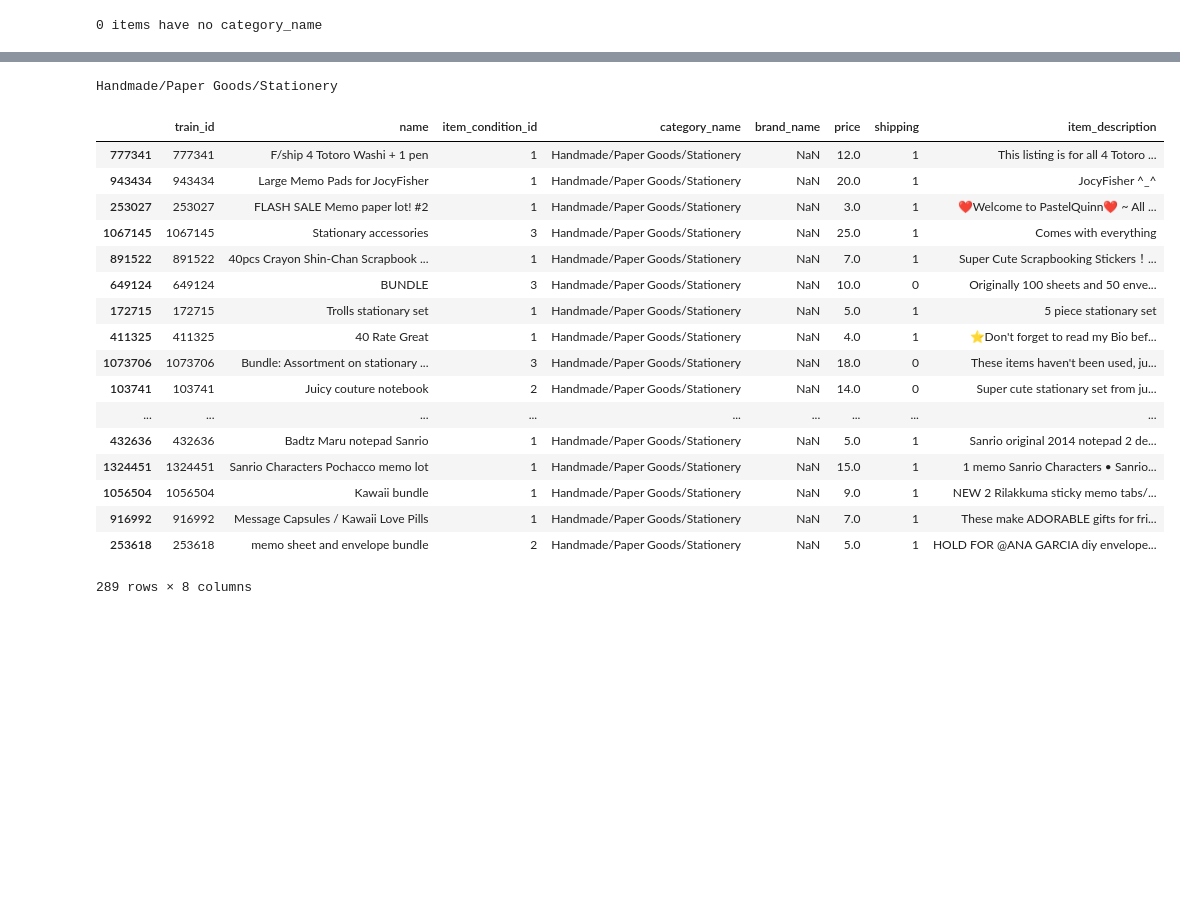
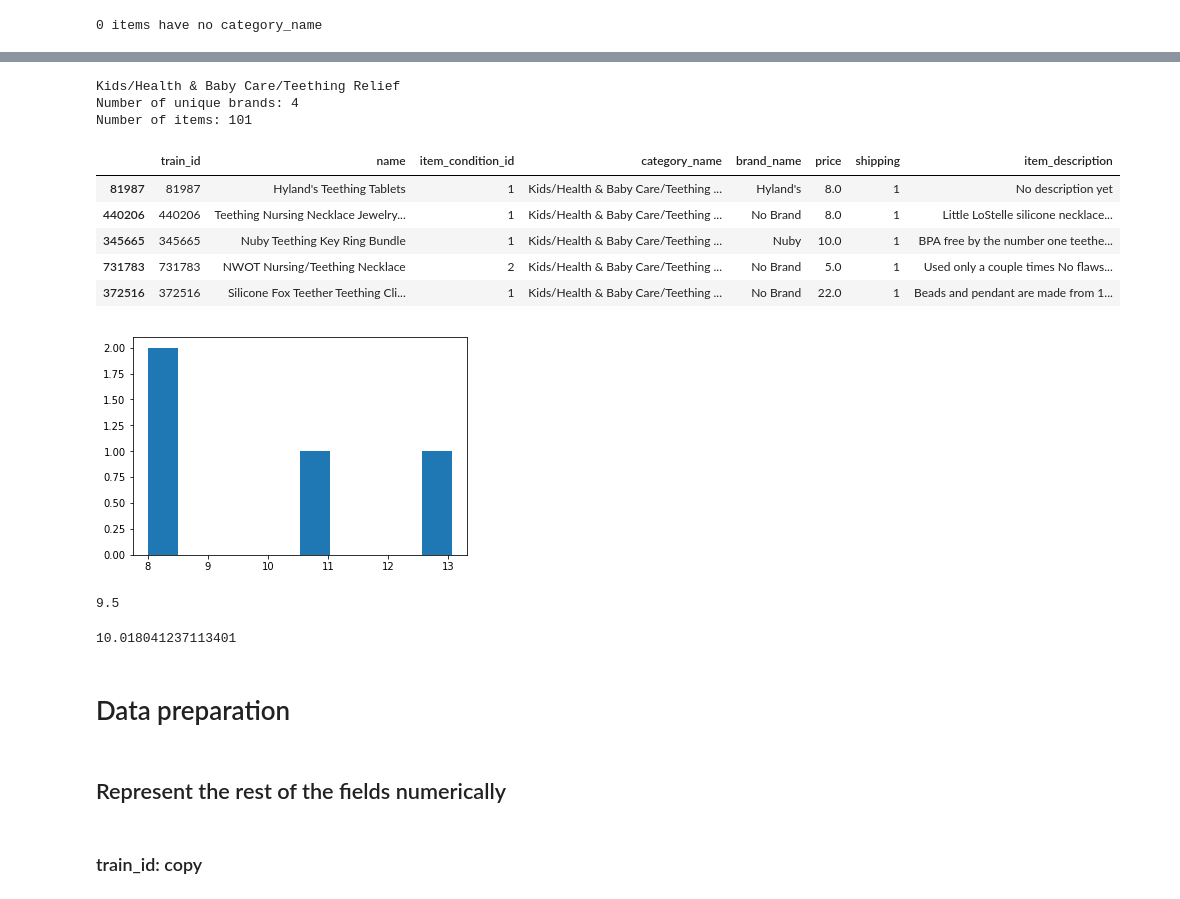
Before and after one commit to danhaus/ml-price-suggestion, a Jupyter notebook: models/Grouping_Brands/Grouping_Brands.ipynb, the cells around one changed output, grey strips where cells are left out. Saved outputs shown, nothing was run; the diff lists cells and outputs as text; code cells hidden in the pictures; blank space fills up the shorter version.

Commit message:
histograms

```diff
--- a/models/Grouping_Brands/Grouping_Brands.ipynb
+++ b/models/Grouping_Brands/Grouping_Brands.ipynb
@@ -6,9 +4,12 @@ This code groups brands according the value to add to the item.
 # Settings
 # %%
 settings = {
-            'del': False, # Delete variables that are no longer needed to proceed in computations to save place
+            'test_size': 0.25, # fraction of data set to be assigned as test data
+            'del': True, # Delete variables that are no longer needed to proceed in computations to save place
+            'filename_str': 'learning_curve.csv', # File for saving training and test RMSEs, this is appended to current date string (yymmdd)
             'random_state': { # Set random states so that the results are repeatable
-                'shuffle': 42 # sklearn's shuffle method
+                'shuffle': 42, # sklearn's shuffle method
+                'split': 17 # sklearn's train_test_split method
             }
            }
 # %% [markdown]
@@ -81,0 +82,2 @@ print("%d items have no category_name" % data_reduced['category_name'].isna().su
+# %%
+data_reduced['brand_name'] = data_reduced['brand_name'].fillna('No Brand')
@@ -82,29 +105,21 @@ print("%d items have no category_name" % data_reduced['category_name'].isna().su
 # %%
 unique_cns = data_reduced.category_name.unique() # array of unique category names
 # %%
-cat_name = unique_cns[0]
+cat_name = unique_cns[756]
 print(cat_name)
 data_filtered_cn = data_reduced.loc[data_reduced.category_name == cat_name]
+print("Number of unique brands:", data_filtered_cn.brand_name.nunique())
+print("Number of items:", len(data_filtered_cn))
 # %% [output]
-Handmade/Paper Goods/Stationery
+Kids/Health & Baby Care/Teething Relief
+Number of unique brands: 4
+Number of items: 101
 # %%
-data_filtered_cn
+data_filtered_cn.head()
 # %% [output]
 |  | train_id | name | item_condition_id | category_name | brand_name | price | shipping | item_description |
-| 777341 | 777341 | F/ship 4 Totoro Washi + 1 pen | 1 | Handmade/Paper Goods/Stationery | NaN | 12.0 | 1 | This listing is for all 4 Totoro ... |
-| 943434 | 943434 | Large Memo Pads for JocyFisher | 1 | Handmade/Paper Goods/Stationery | NaN | 20.0 | 1 | JocyFisher ^_^ |
-| 253027 | 253027 | FLASH SALE Memo paper lot! #2 | 1 | Handmade/Paper Goods/Stationery | NaN | 3.0 | 1 | ❤️Welcome to PastelQuinn❤️ ~ All ... |
-| 1067145 | 1067145 | Stationary accessories | 3 | Handmade/Paper Goods/Stationery | NaN | 25.0 | 1 | Comes with everything |
-| 891522 | 891522 | 40pcs Crayon Shin-Chan Scrapbook ... | 1 | Handmade/Paper Goods/Stationery | NaN | 7.0 | 1 | Super Cute Scrapbooking Stickers！... |
-| 649124 | 649124 | BUNDLE | 3 | Handmade/Paper Goods/Stationery | NaN | 10.0 | 0 | Originally 100 sheets and 50 enve... |
-| 172715 | 172715 | Trolls stationary set | 1 | Handmade/Paper Goods/Stationery | NaN | 5.0 | 1 | 5 piece stationary set |
-| 411325 | 411325 | 40 Rate Great | 1 | Handmade/Paper Goods/Stationery | NaN | 4.0 | 1 | ⭐️Don't forget to read my Bio bef... |
-| 1073706 | 1073706 | Bundle: Assortment on stationary ... | 3 | Handmade/Paper Goods/Stationery | NaN | 18.0 | 0 | These items haven't been used, ju... |
-| 103741 | 103741 | Juicy couture notebook | 2 | Handmade/Paper Goods/Stationery | NaN | 14.0 | 0 | Super cute stationary set from ju... |
-| ... | ... | ... | ... | ... | ... | ... | ... | ... |
-| 432636 | 432636 | Badtz Maru notepad Sanrio | 1 | Handmade/Paper Goods/Stationery | NaN | 5.0 | 1 | Sanrio original 2014 notepad 2 de... |
-| 1324451 | 1324451 | Sanrio Characters Pochacco memo lot | 1 | Handmade/Paper Goods/Stationery | NaN | 15.0 | 1 | 1 memo Sanrio Characters • Sanrio... |
-| 1056504 | 1056504 | Kawaii bundle | 1 | Handmade/Paper Goods/Stationery | NaN | 9.0 | 1 | NEW 2 Rilakkuma sticky memo tabs/... |
-| 916992 | 916992 | Message Capsules / Kawaii Love Pills | 1 | Handmade/Paper Goods/Stationery | NaN | 7.0 | 1 | These make ADORABLE gifts for fri... |
-| 253618 | 253618 | memo sheet and envelope bundle | 2 | Handmade/Paper Goods/Stationery | NaN | 5.0 | 1 | HOLD FOR @ANA GARCIA diy envelope... |
+| 81987 | 81987 | Hyland's Teething Tablets | 1 | Kids/Health & Baby Care/Teething ... | Hyland's | 8.0 | 1 | No description yet |
+| 440206 | 440206 | Teething Nursing Necklace Jewelry... | 1 | Kids/Health & Baby Care/Teething ... | No Brand | 8.0 | 1 | Little LoStelle silicone necklace... |
+| 345665 | 345665 | Nuby Teething Key Ring Bundle | 1 | Kids/Health & Baby Care/Teething ... | Nuby | 10.0 | 1 | BPA free by the number one teethe... |
+| 731783 | 731783 | NWOT Nursing/Teething Necklace | 2 | Kids/Health & Baby Care/Teething ... | No Brand | 5.0 | 1 | Used only a couple times No flaws... |
+| 372516 | 372516 | Silicone Fox Teether Teething Cli... | 1 | Kids/Health & Baby Care/Teething ... | No Brand | 22.0 | 1 | Beads and pendant are made from 1... |
-289 rows × 8 columns
@@ -110,0 +134,22 @@ data_filtered_cn
+# %%
+import matplotlib.pyplot as plt
+plt.hist(brand_means.values())
+plt.show()
+# brand_means.values()
+# %% [output]
+[figure, added]
+# %%
+lst = list(brand_means.values())
+np.median(lst)
+# %% [output]
+9.5
+# %%
+np.mean(lst)
+# %% [output]
+10.018041237113401
+# %% [markdown]
+# Data preparation
+# %% [markdown]
+## Represent the rest of the fields numerically
+# %% [markdown]
+### train_id: copy
```
Also changed, not shown: parts of 41 cells of this notebook.
